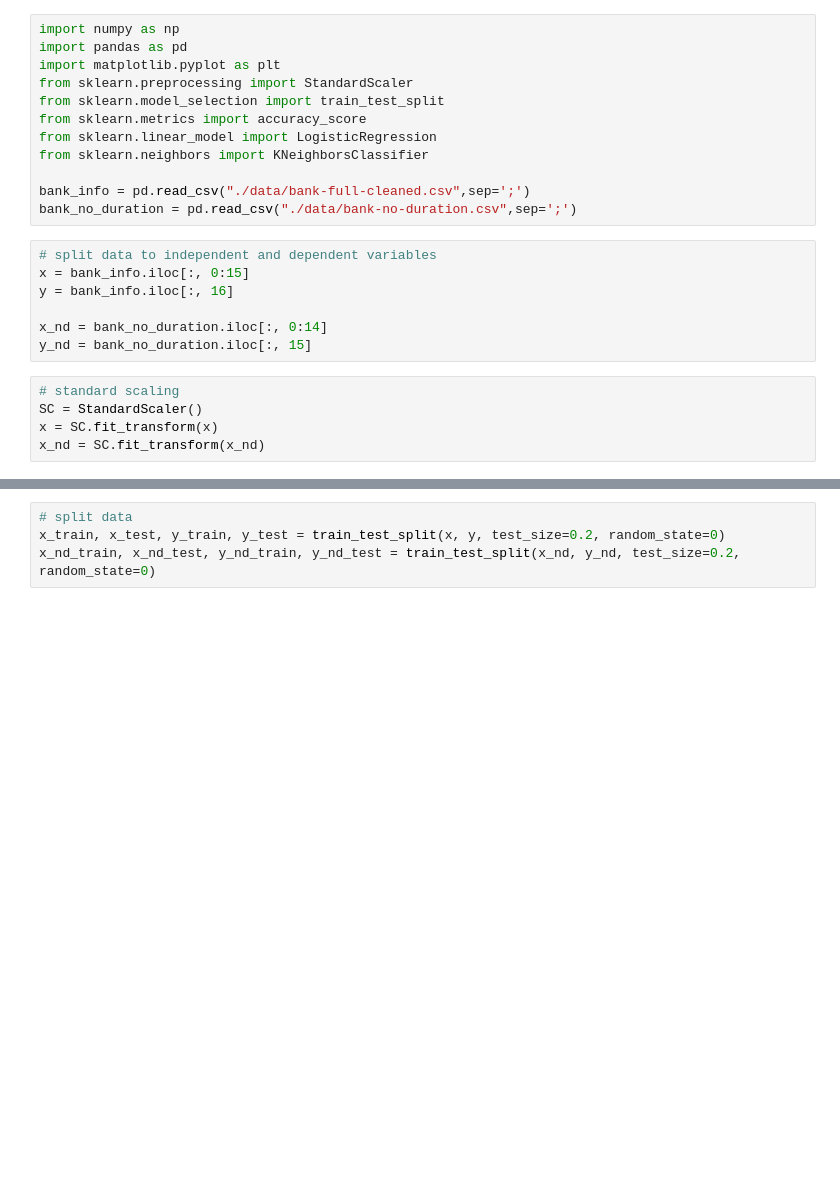
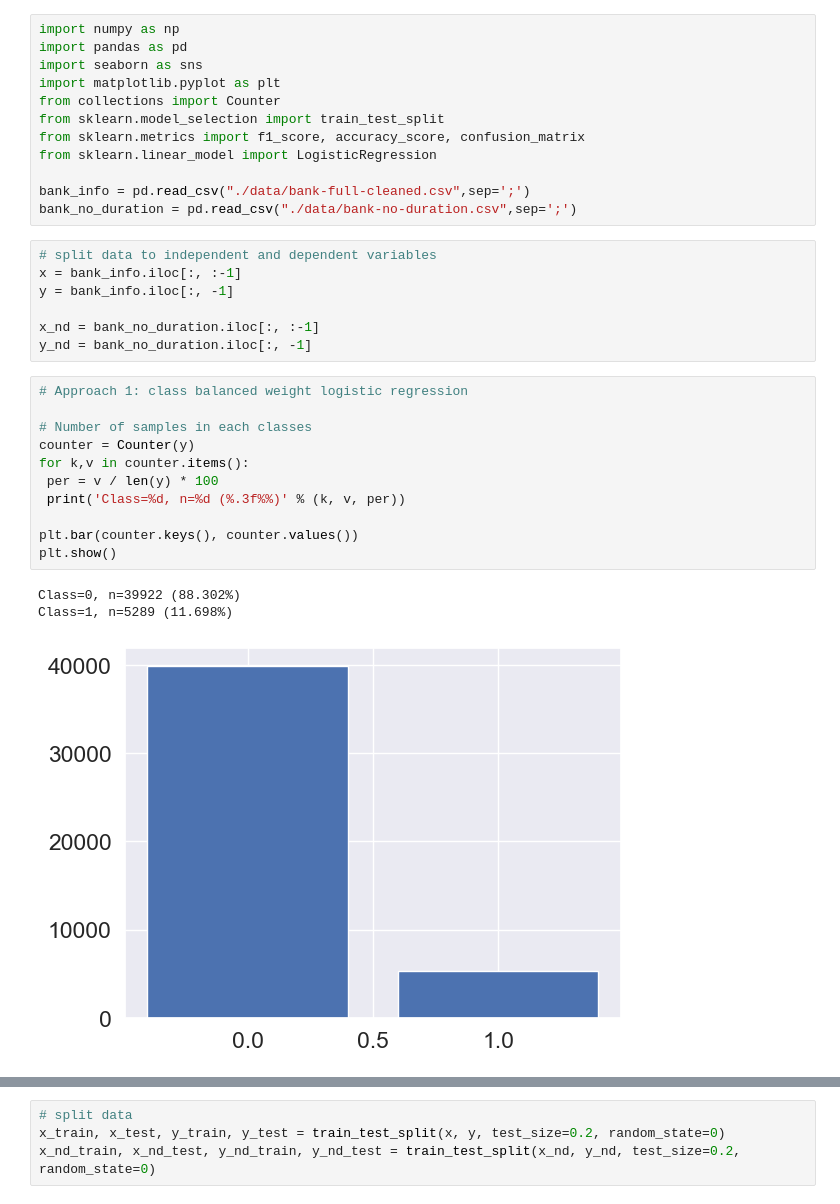
Before and after one commit to jshen1s1/BankMarketing, a Jupyter notebook: modeling.ipynb, the cells around one changed output, grey strips where cells are left out. Saved outputs shown, nothing was run; the diff lists cells and outputs as text; blank space fills up the shorter version.

```diff
--- a/modeling.ipynb
+++ b/modeling.ipynb
@@ -1,24 +15,34 @@
 # %%
 import numpy as np
 import pandas as pd
+import seaborn as sns
 import matplotlib.pyplot as plt
-from sklearn.preprocessing import StandardScaler
+from collections import Counter
 from sklearn.model_selection import train_test_split
-from sklearn.metrics import accuracy_score
+from sklearn.metrics import f1_score, accuracy_score, confusion_matrix
 from sklearn.linear_model import LogisticRegression
-from sklearn.neighbors import KNeighborsClassifier
 
 bank_info = pd.read_csv("./data/bank-full-cleaned.csv",sep=';')
 bank_no_duration = pd.read_csv("./data/bank-no-duration.csv",sep=';')
 # %%
 # split data to independent and dependent variables
-x = bank_info.iloc[:, 0:15]
-y = bank_info.iloc[:, 16]
+x = bank_info.iloc[:, :-1]
+y = bank_info.iloc[:, -1]
 
-x_nd = bank_no_duration.iloc[:, 0:14]
-y_nd = bank_no_duration.iloc[:, 15]
+x_nd = bank_no_duration.iloc[:, :-1]
+y_nd = bank_no_duration.iloc[:, -1]
-# %%
-# standard scaling
-SC = StandardScaler()
-x = SC.fit_transform(x)
-x_nd = SC.fit_transform(x_nd)
+# %%
+# Approach 1: class balanced weight logistic regression
+
+# Number of samples in each classes
+counter = Counter(y)
+for k,v in counter.items():
+ per = v / len(y) * 100
+ print('Class=%d, n=%d (%.3f%%)' % (k, v, per))
+
+plt.bar(counter.keys(), counter.values())
+plt.show()
+# %% [output]
+Class=0, n=39922 (88.302%)
+Class=1, n=5289 (11.698%)
+[figure, added]
```
Also changed, not shown: parts of 13 cells of this notebook.
